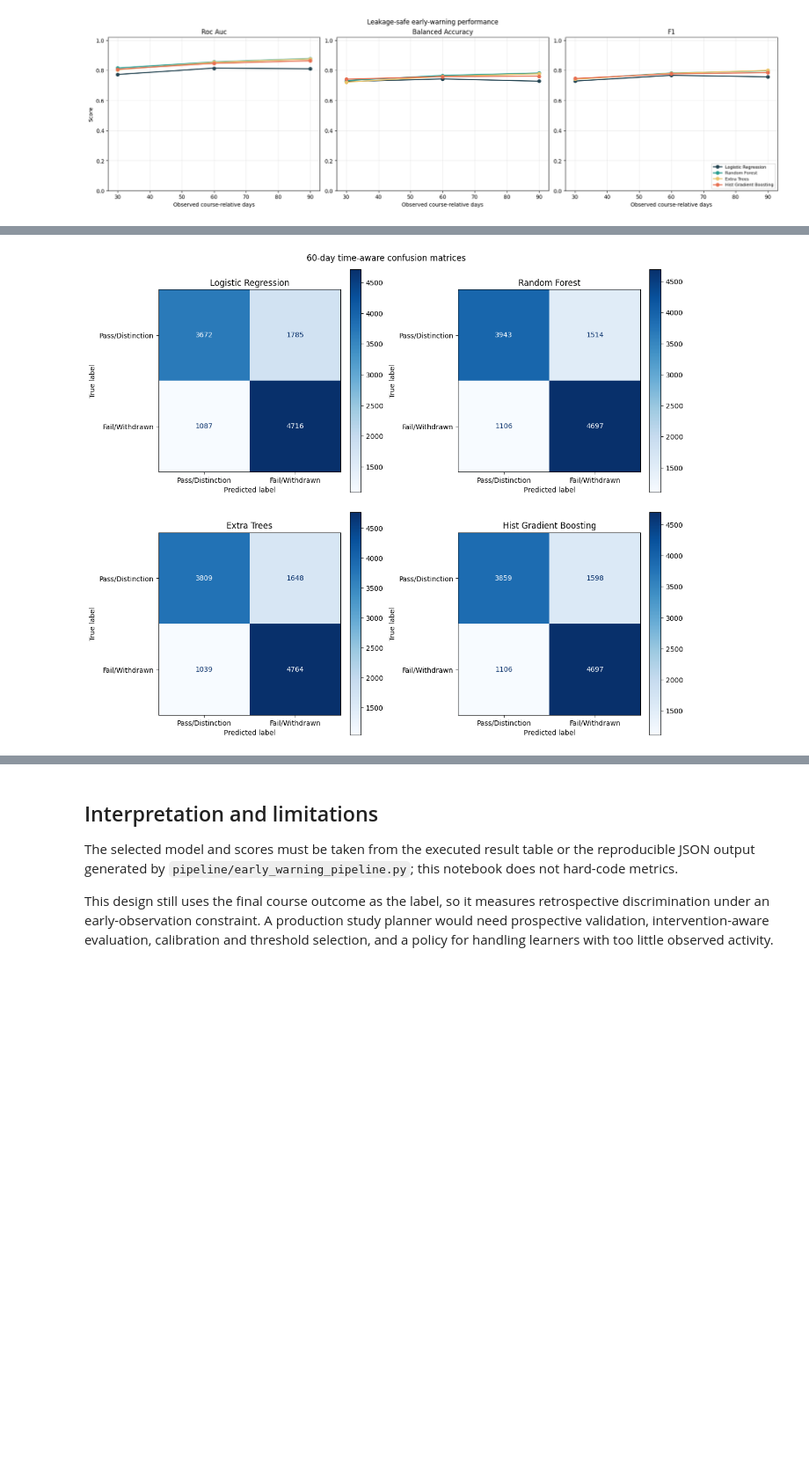
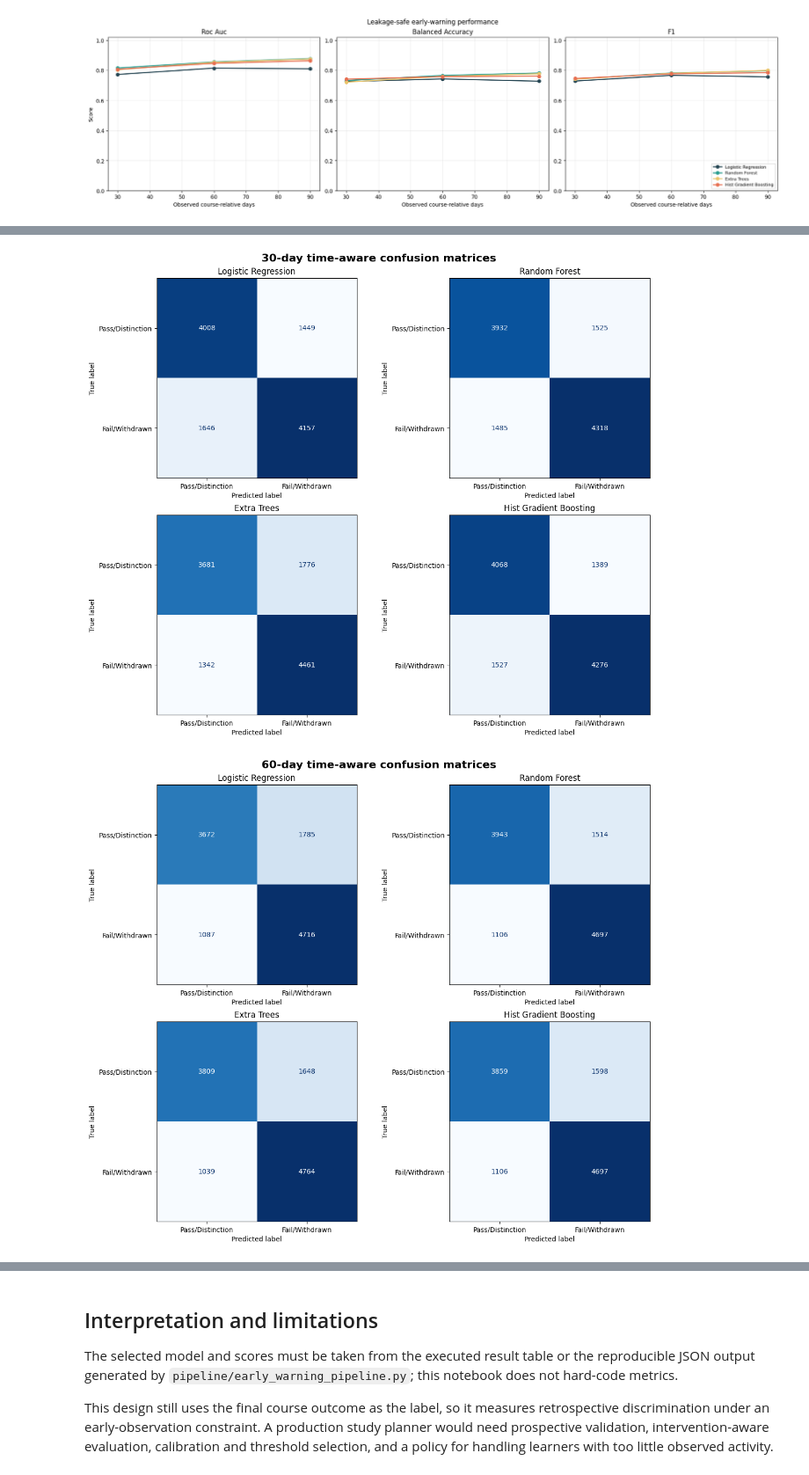
Before and after one commit to Rafi-Sojan/Smart-Study-Planner, a Jupyter notebook: notebooks/04_oulad_early_warning_evaluation.ipynb, the cells around one changed output, grey strips where cells are left out. Shown at 88% size. Saved outputs shown, nothing was run; the diff lists cells and outputs as text; code cells hidden in the pictures; blank space fills up the shorter version.

Commit message:
30 day, 90 day, non cutoff matrices updated

```diff
--- a/notebooks/04_oulad_early_warning_evaluation.ipynb
+++ b/notebooks/04_oulad_early_warning_evaluation.ipynb
@@ -145,18 +145,20 @@ Confusion matrices make the operational trade-off visible: false negatives are l
 # %%
-focus_cutoff = 60
-test_features, test_target = split_by_cutoff[focus_cutoff]
-fig, axes = plt.subplots(2, 2, figsize=(12, 10), constrained_layout=True)
-for axis, model_name in zip(axes.ravel(), MODEL_NAMES):
-    ConfusionMatrixDisplay.from_estimator(
-        fitted_by_cutoff[focus_cutoff][model_name],
-        test_features,
-        test_target,
-        display_labels=['Pass/Distinction', 'Fail/Withdrawn'],
-        cmap='Blues',
-        ax=axis,
-    )
-    axis.set_title(model_name.replace('_', ' ').title())
-fig.suptitle('60-day time-aware confusion matrices')
-plt.show()
+for cutoff in CUTOFFS:
+    test_features, test_target = split_by_cutoff[cutoff]
+    fig, axes = plt.subplots(2, 2, figsize=(12, 10), constrained_layout=True)
+    for axis, model_name in zip(axes.ravel(), MODEL_NAMES):
+        ConfusionMatrixDisplay.from_estimator(
+            fitted_by_cutoff[cutoff][model_name],
+            test_features,
+            test_target,
+            display_labels=['Pass/Distinction', 'Fail/Withdrawn'],
+            cmap='Blues',
+            colorbar=False,
+            ax=axis,
+        )
+        axis.set_title(model_name.replace('_', ' ').title())
+    fig.suptitle(f'{cutoff}-day time-aware confusion matrices', fontsize=16, weight='bold')
+    plt.show()
 # %% [output]
-[figure, old version]
+[figure, new version]
+[figure, added]
```
Also changed, not shown: parts of 2 cells of this notebook, 3 other files.
